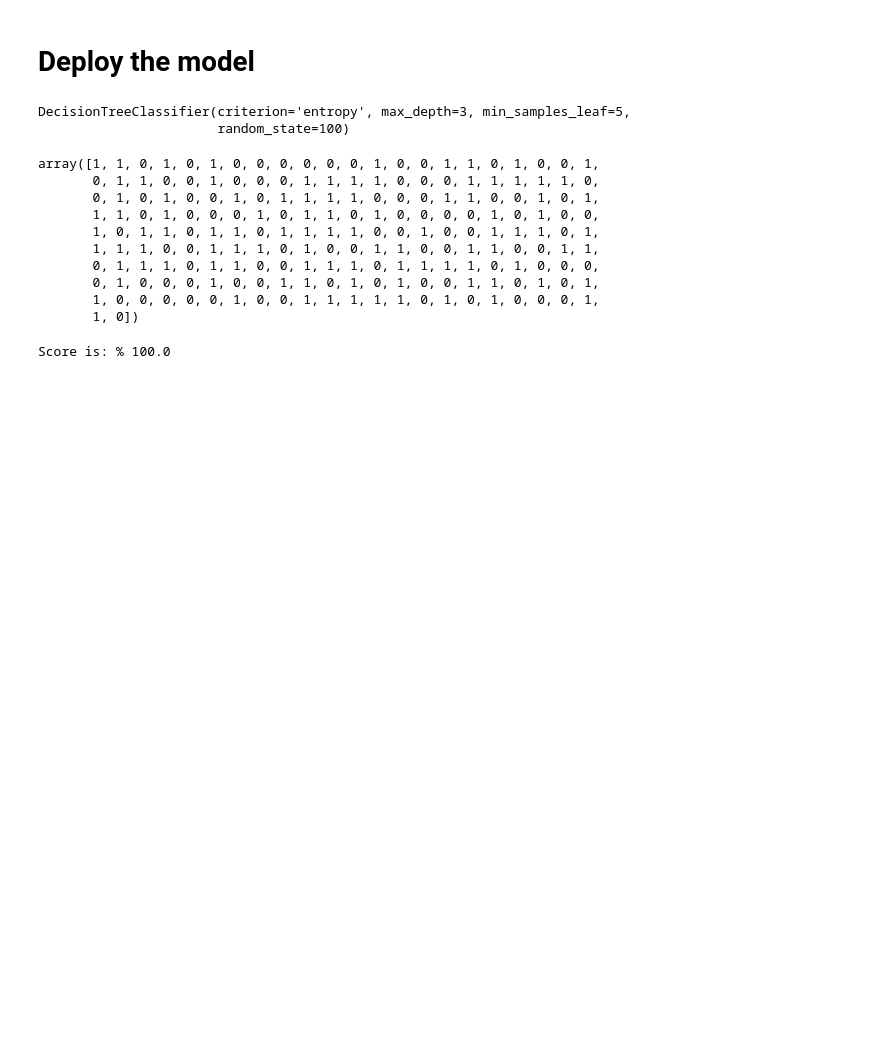
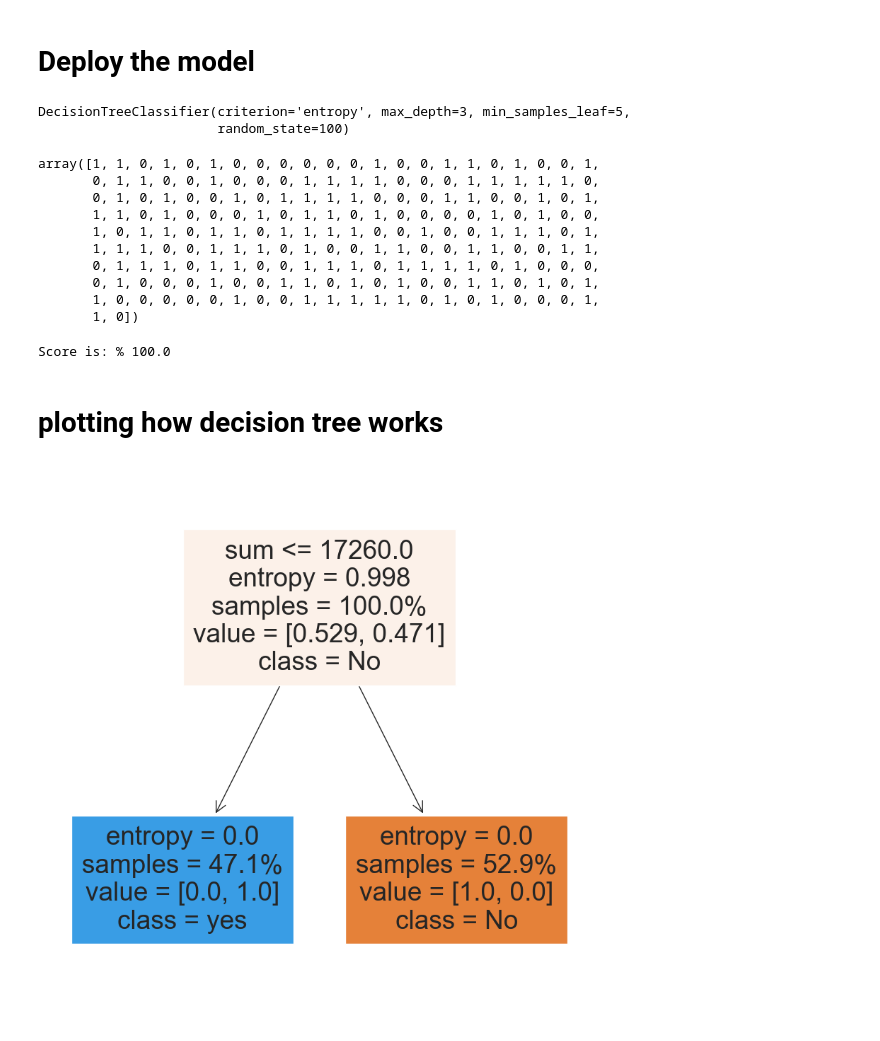
Before and after one commit to youngshayan/Machine-learning-and-AI, a Jupyter notebook: Loan Repayment Prediction/LPR.ipynb, the cells around one changed output. Cells and saved outputs as stored; diff of their text form; code cells hidden in the pictures; blank space fills up the shorter version.

Commit message:
add plot

```diff
--- a/Loan Repayment Prediction/LPR.ipynb
+++ b/Loan Repayment Prediction/LPR.ipynb
@@ -78,3 +77,16 @@ score = decision_tree.score(x_test, y_test)
 print('Score is: %',score * 100)
 # %% [output]
 Score is: % 100.0
+# %% [markdown]
+# plotting how decision tree works
+# %%
+import matplotlib.pyplot as plt
+import seaborn as sns
+%matplotlib inline
+
+
+plt.figure(figsize=(10, 10))
+tree.plot_tree(decision_tree, filled=True, feature_names=balance_data.columns[0:5], class_names=le.classes_,  proportion=True, max_depth=6)
+plt.show()
+# %% [output]
+[figure, added]
```
Also changed, not shown: parts of 1 cell of this notebook.
